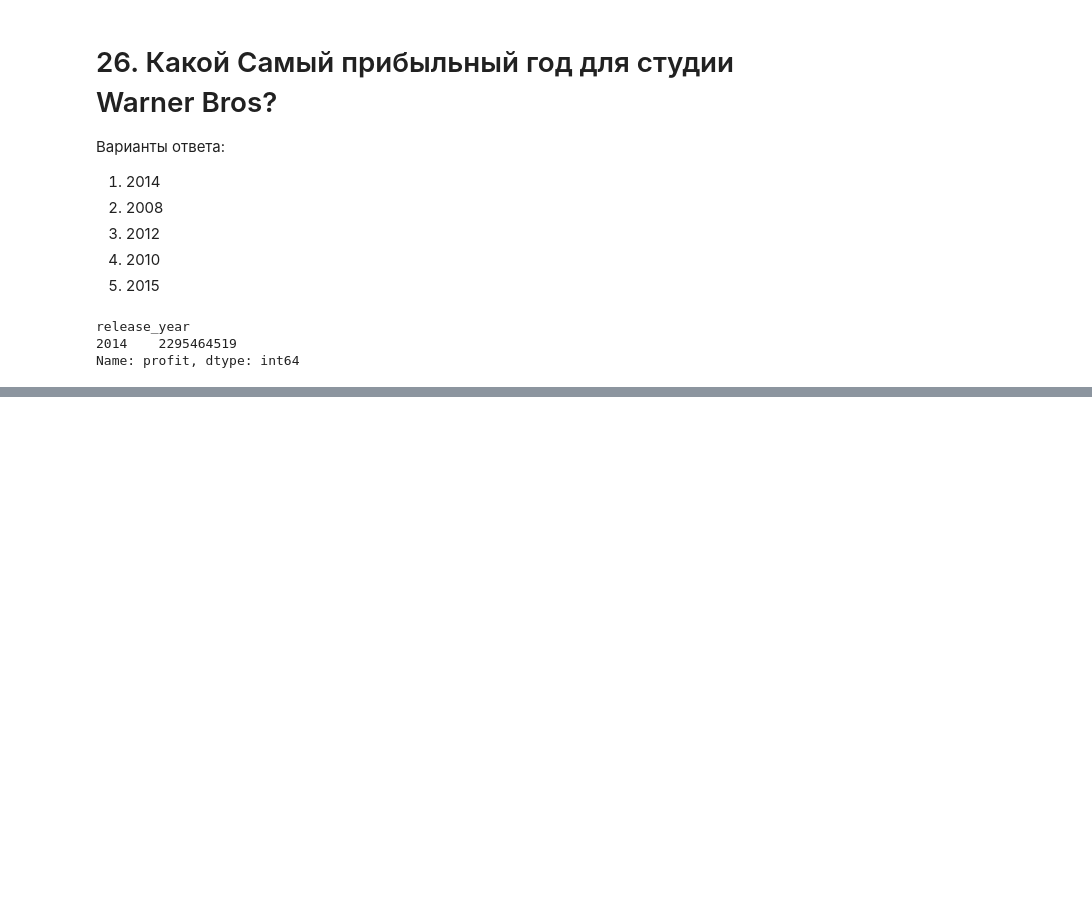
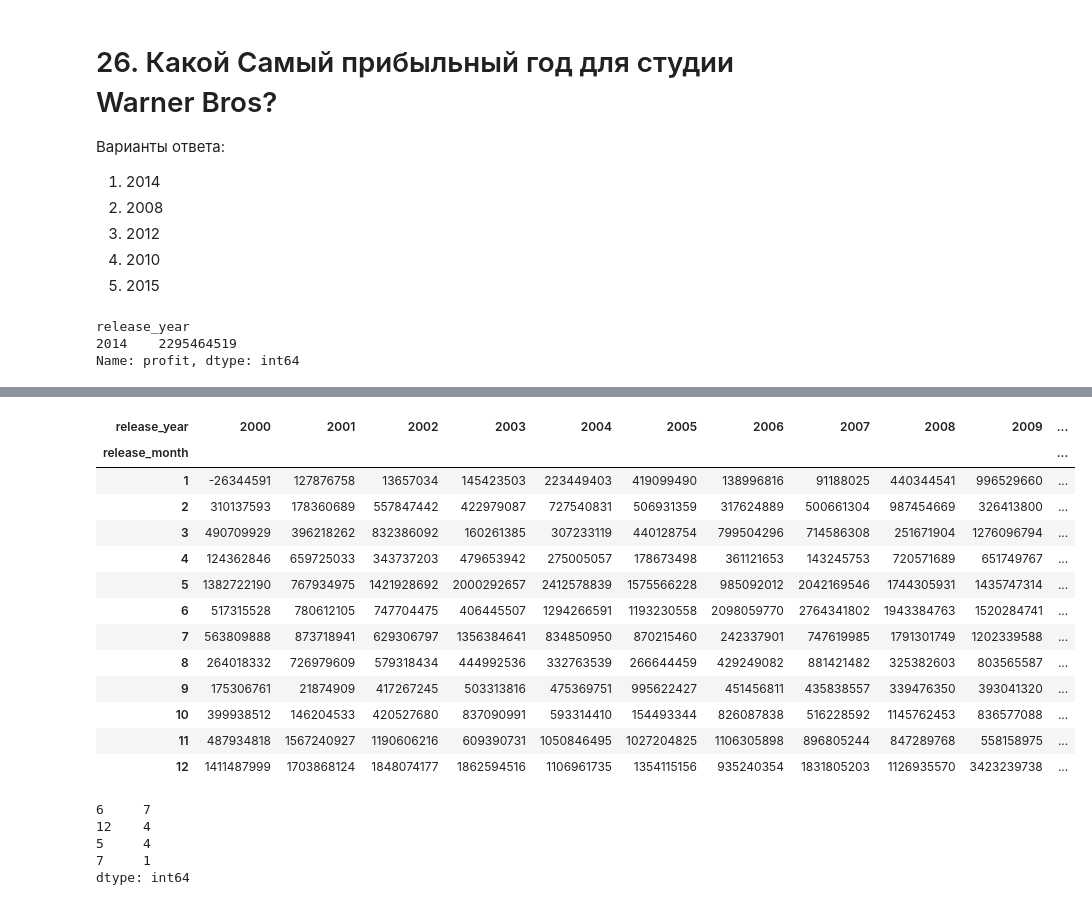
Before and after one commit to LawrenceGrigoryan/skillfactory_rds, a Jupyter notebook: module_1/Project_1. Who wants to become a millionaire.ipynb, the cells around one changed output, grey strips where cells are left out. Saved outputs shown, nothing was run; the diff lists cells and outputs as text; code cells hidden in the pictures; blank space fills up the shorter version.

```diff
--- a/module_1/Project_1. Who wants to become a millionaire.ipynb
+++ b/module_1/Project_1. Who wants to become a millionaire.ipynb
@@ -599,0 +624,2 @@ answer_ls.append(1)
+# %%
+data.release_date = pd.to_datetime(data.release_date)
@@ -599,0 +690,28 @@ answer_ls.append(1)
+# %%
+data['release_month'] = data.release_date.dt.month
+# %%
+pvt = pd.pivot_table(data, columns='release_year', index='release_month', values='profit', aggfunc='sum')
+pvt
+# %% [output]
+| release_year | 2000 | 2001 | 2002 | 2003 | 2004 | 2005 | 2006 | 2007 | 2008 | 2009 | ... |
+| release_month |  |  |  |  |  |  |  |  |  |  | ... |
+| 1 | -26344591 | 127876758 | 13657034 | 145423503 | 223449403 | 419099490 | 138996816 | 91188025 | 440344541 | 996529660 | ... |
+| 2 | 310137593 | 178360689 | 557847442 | 422979087 | 727540831 | 506931359 | 317624889 | 500661304 | 987454669 | 326413800 | ... |
+| 3 | 490709929 | 396218262 | 832386092 | 160261385 | 307233119 | 440128754 | 799504296 | 714586308 | 251671904 | 1276096794 | ... |
+| 4 | 124362846 | 659725033 | 343737203 | 479653942 | 275005057 | 178673498 | 361121653 | 143245753 | 720571689 | 651749767 | ... |
+| 5 | 1382722190 | 767934975 | 1421928692 | 2000292657 | 2412578839 | 1575566228 | 985092012 | 2042169546 | 1744305931 | 1435747314 | ... |
+| 6 | 517315528 | 780612105 | 747704475 | 406445507 | 1294266591 | 1193230558 | 2098059770 | 2764341802 | 1943384763 | 1520284741 | ... |
+| 7 | 563809888 | 873718941 | 629306797 | 1356384641 | 834850950 | 870215460 | 242337901 | 747619985 | 1791301749 | 1202339588 | ... |
+| 8 | 264018332 | 726979609 | 579318434 | 444992536 | 332763539 | 266644459 | 429249082 | 881421482 | 325382603 | 803565587 | ... |
+| 9 | 175306761 | 21874909 | 417267245 | 503313816 | 475369751 | 995622427 | 451456811 | 435838557 | 339476350 | 393041320 | ... |
+| 10 | 399938512 | 146204533 | 420527680 | 837090991 | 593314410 | 154493344 | 826087838 | 516228592 | 1145762453 | 836577088 | ... |
+| 11 | 487934818 | 1567240927 | 1190606216 | 609390731 | 1050846495 | 1027204825 | 1106305898 | 896805244 | 847289768 | 558158975 | ... |
+| 12 | 1411487999 | 1703868124 | 1848074177 | 1862594516 | 1106961735 | 1354115156 | 935240354 | 1831805203 | 1126935570 | 3423239738 | ... |
+# %%
+pvt.idxmax(axis=0).value_counts()
+# %% [output]
+6     7
+12    4
+5     4
+7     1
+dtype: int64
```
Also changed, not shown: parts of 43 cells of this notebook.
